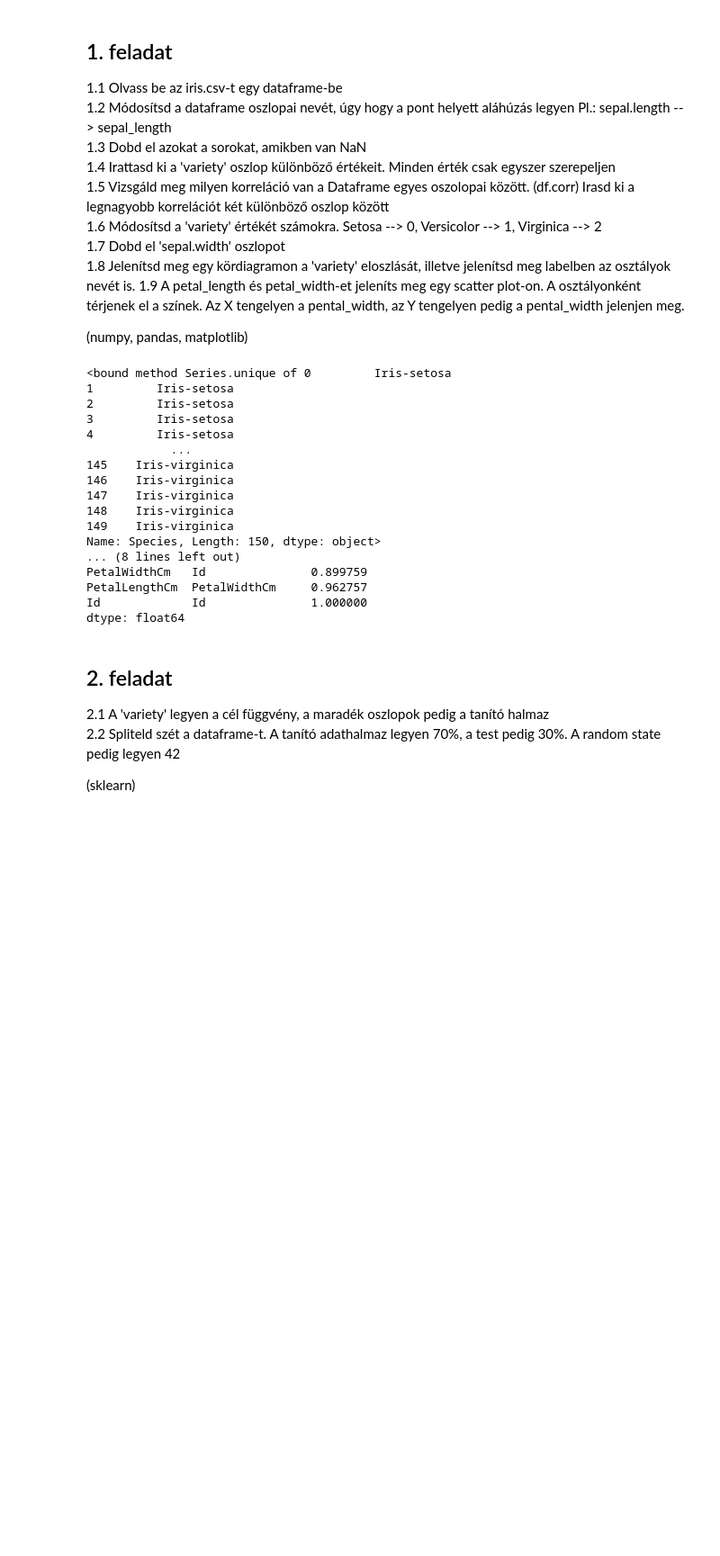
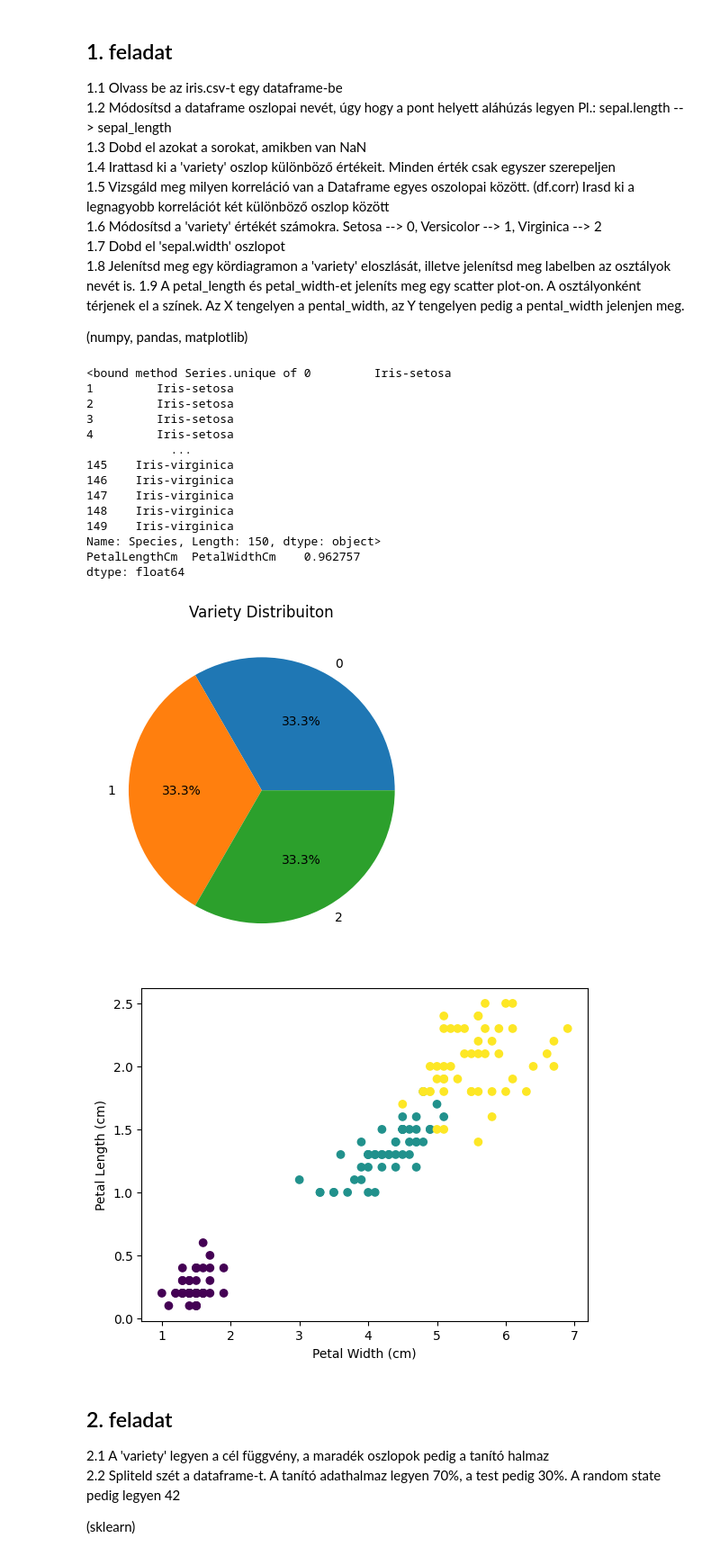
Before and after one commit to NagyLev97/BEVADAT2022232, a Jupyter notebook: ZH/minta_zh.ipynb, the cells around one changed output. Shown at 90% size. Drawn from its saved outputs; the diff is of its cells as text; code cells hidden in the pictures; blank space fills up the shorter version.

```diff
--- a/ZH/minta_zh.ipynb
+++ b/ZH/minta_zh.ipynb
@@ -22,39 +23,67 @@ from sklearn.datasets import load_iris
 df_data = pd.read_csv('Iris.csv')
 df_data.head()
 
 # 1.2
 df = df_data.rename(columns=lambda x: x.replace('.', '_'))
 
 # 1.3
 df.dropna()
 
 # 1.4
 print(df['Species'].unique)
 
 # 1.5
 corr_matrix = df.corr(numeric_only=True)
-max_corr = corr_matrix.stack().sort_values().drop_duplicates()
-#max_corr = max_corr[max_corr < 1.0].head(1)
+max_corr = corr_matrix.stack().sort_values(ascending=False)
+max_corr = max_corr[max_corr < 1.0].head(1)
 
 print(max_corr)
+
+# 1.6
+df['Species'] = df['Species'].replace({'Iris-setosa': 0, 'Iris-versicolor': 1, 'Iris-virginica': 2})
+
+df.head()
+
+# 1.7
+df.drop('SepalWidthCm', axis=1)
+
+# 1.8
+variety_count = df['Species'].value_counts()
+labels = ['Setosa', 'Versicolor', 'Virginica']
+
+plt.pie(variety_count, labels=variety_count.index, autopct='%1.1f%%')
+
+plt.title('Variety Distribuiton')
+
+plt.show()
+
+# 1.9
+fig = plt.figure()
+
+ax1 = fig.add_subplot()
+
+ax1.scatter(df['PetalLengthCm'], df['PetalWidthCm'], c = df['Species'])
+ax1.set_ylabel('Petal Length (cm)')
+ax1.set_xlabel('Petal Width (cm)')
+
+fig.show()
 # %% [output]
 <bound method Series.unique of 0         Iris-setosa
 1         Iris-setosa
 2         Iris-setosa
 3         Iris-setosa
 4         Iris-setosa
             ...
 145    Iris-virginica
 146    Iris-virginica
 147    Iris-virginica
 148    Iris-virginica
 149    Iris-virginica
 Name: Species, Length: 150, dtype: object>
-... (8 lines left out)
-PetalWidthCm   Id               0.899759
-PetalLengthCm  PetalWidthCm     0.962757
-Id             Id               1.000000
+PetalLengthCm  PetalWidthCm    0.962757
 dtype: float64
+[figure, added]
+[figure, added]
 # %% [markdown]
 ## 2. feladat
 2.1 A 'variety' legyen a cél függvény, a maradék oszlopok pedig a tanító halmaz
```
Also changed, not shown: parts of 4 cells of this notebook.
